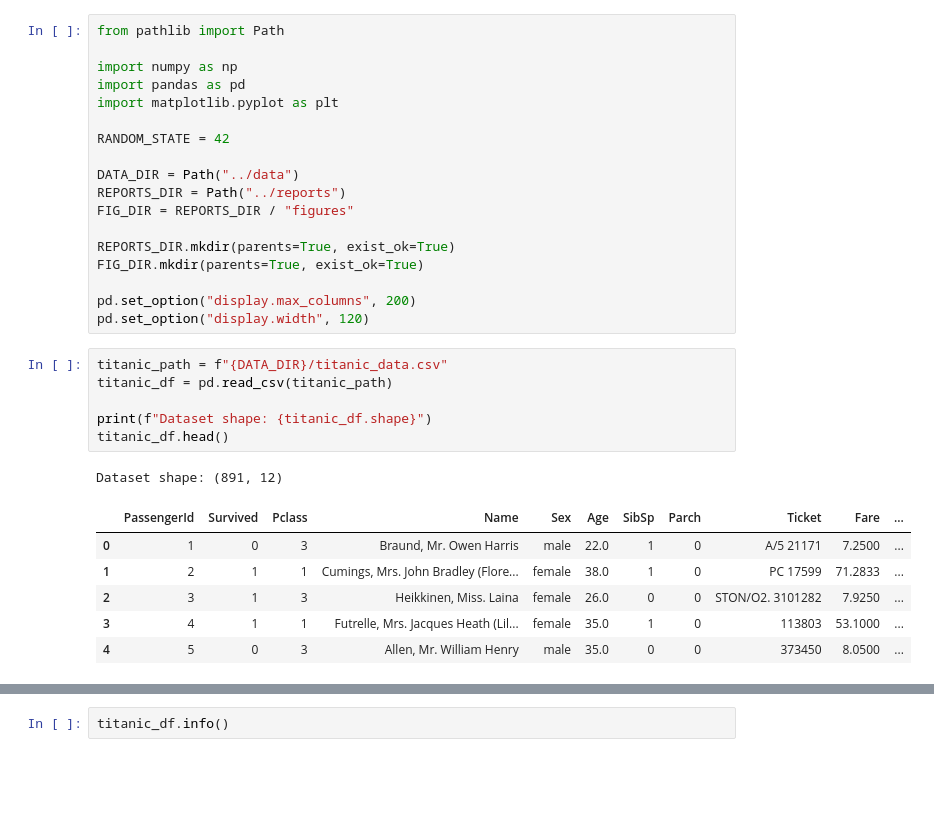
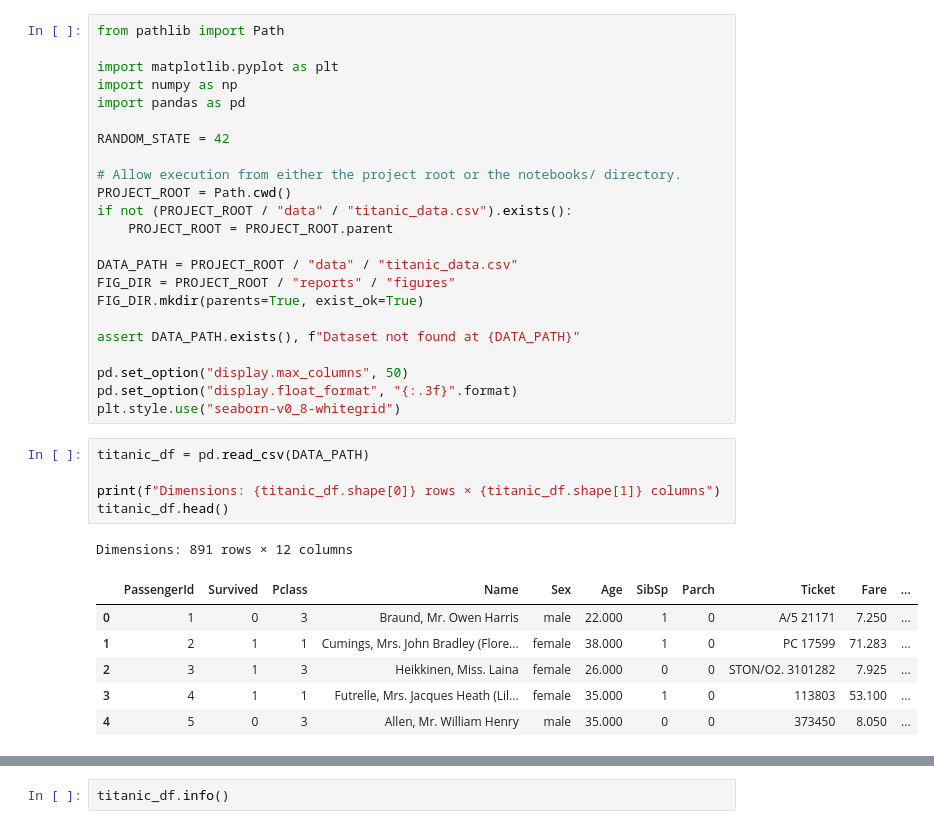
Before and after one commit to errodd/titanic_ml_solution, a Jupyter notebook: notebooks/01_eda.ipynb, the cells around one changed output, grey strips where cells are left out. Drawn from its saved outputs; the diff is of its cells as text; blank space fills up the shorter version.

```diff
--- a/notebooks/01_eda.ipynb
+++ b/notebooks/01_eda.ipynb
@@ -69,32 +35,36 @@ This document serves as a professional reference implementation of EDA.
 # %%
 from pathlib import Path
 
+import matplotlib.pyplot as plt
 import numpy as np
 import pandas as pd
-import matplotlib.pyplot as plt
 
 RANDOM_STATE = 42
 
-DATA_DIR = Path("../data")
-REPORTS_DIR = Path("../reports")
-FIG_DIR = REPORTS_DIR / "figures"
+# Allow execution from either the project root or the notebooks/ directory.
+PROJECT_ROOT = Path.cwd()
+if not (PROJECT_ROOT / "data" / "titanic_data.csv").exists():
+    PROJECT_ROOT = PROJECT_ROOT.parent
 
-REPORTS_DIR.mkdir(parents=True, exist_ok=True)
+DATA_PATH = PROJECT_ROOT / "data" / "titanic_data.csv"
+FIG_DIR = PROJECT_ROOT / "reports" / "figures"
 FIG_DIR.mkdir(parents=True, exist_ok=True)
 
-pd.set_option("display.max_columns", 200)
-pd.set_option("display.width", 120)
+assert DATA_PATH.exists(), f"Dataset not found at {DATA_PATH}"
+
+pd.set_option("display.max_columns", 50)
+pd.set_option("display.float_format", "{:.3f}".format)
+plt.style.use("seaborn-v0_8-whitegrid")
 # %%
-titanic_path = f"{DATA_DIR}/titanic_data.csv"
-titanic_df = pd.read_csv(titanic_path)
+titanic_df = pd.read_csv(DATA_PATH)
 
-print(f"Dataset shape: {titanic_df.shape}")
+print(f"Dimensions: {titanic_df.shape[0]} rows × {titanic_df.shape[1]} columns")
 titanic_df.head()
 # %% [output]
-Dataset shape: (891, 12)
+Dimensions: 891 rows × 12 columns
 |  | PassengerId | Survived | Pclass | Name | Sex | Age | SibSp | Parch | Ticket | Fare | ... |
-| 0 | 1 | 0 | 3 | Braund, Mr. Owen Harris | male | 22.0 | 1 | 0 | A/5 21171 | 7.2500 | ... |
-| 1 | 2 | 1 | 1 | Cumings, Mrs. John Bradley (Flore... | female | 38.0 | 1 | 0 | PC 17599 | 71.2833 | ... |
-| 2 | 3 | 1 | 3 | Heikkinen, Miss. Laina | female | 26.0 | 0 | 0 | STON/O2. 3101282 | 7.9250 | ... |
-| 3 | 4 | 1 | 1 | Futrelle, Mrs. Jacques Heath (Lil... | female | 35.0 | 1 | 0 | 113803 | 53.1000 | ... |
-| 4 | 5 | 0 | 3 | Allen, Mr. William Henry | male | 35.0 | 0 | 0 | 373450 | 8.0500 | ... |
+| 0 | 1 | 0 | 3 | Braund, Mr. Owen Harris | male | 22.000 | 1 | 0 | A/5 21171 | 7.250 | ... |
+| 1 | 2 | 1 | 1 | Cumings, Mrs. John Bradley (Flore... | female | 38.000 | 1 | 0 | PC 17599 | 71.283 | ... |
+| 2 | 3 | 1 | 3 | Heikkinen, Miss. Laina | female | 26.000 | 0 | 0 | STON/O2. 3101282 | 7.925 | ... |
+| 3 | 4 | 1 | 1 | Futrelle, Mrs. Jacques Heath (Lil... | female | 35.000 | 1 | 0 | 113803 | 53.100 | ... |
+| 4 | 5 | 0 | 3 | Allen, Mr. William Henry | male | 35.000 | 0 | 0 | 373450 | 8.050 | ... |
```
Also changed, not shown: parts of 76 cells of this notebook.
